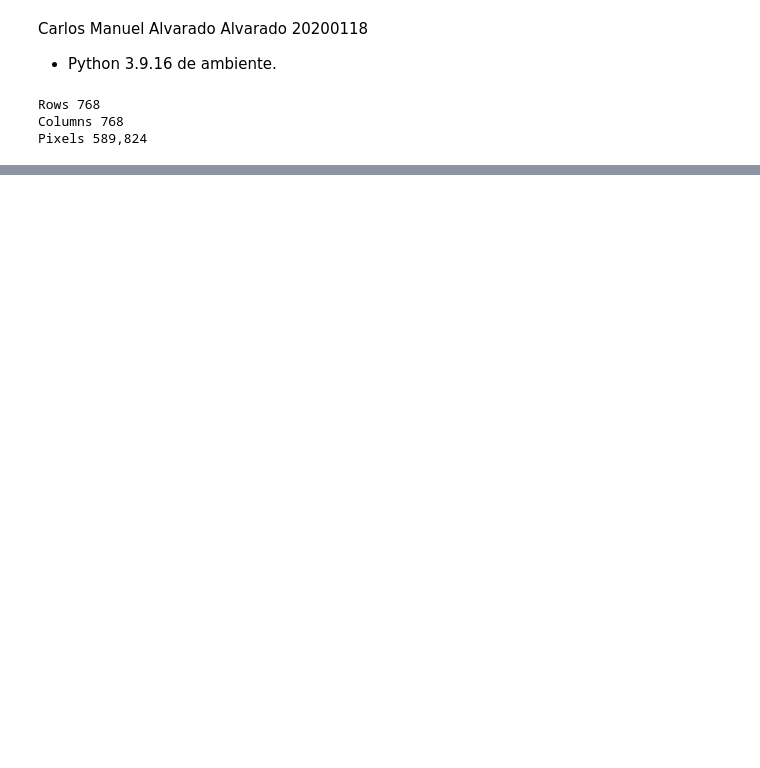
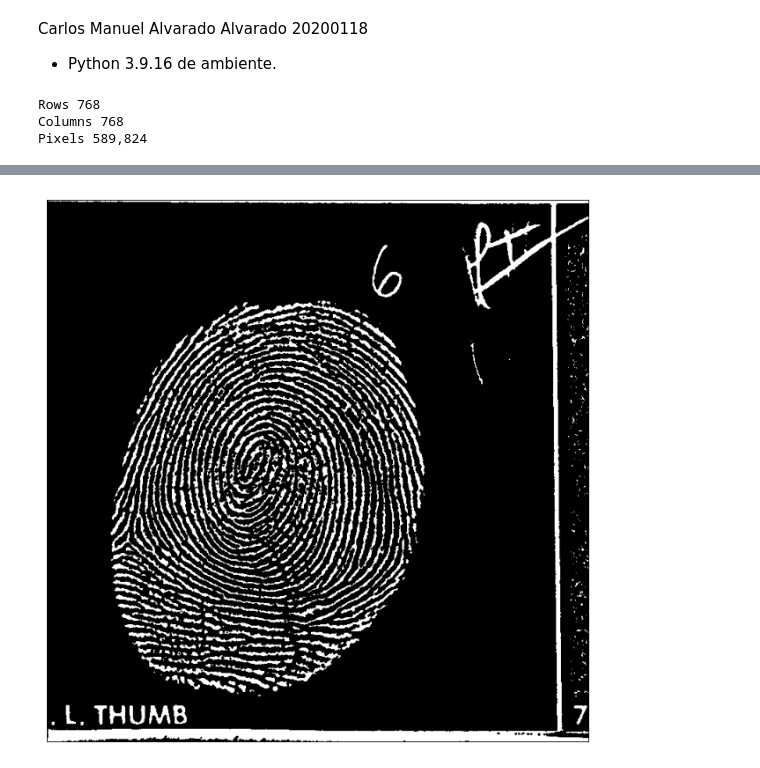
Before and after one commit to CarlosAlvarado-git/ComputerVision, a Jupyter notebook: lab1/laboratorio1.ipynb, the cells around one changed output, grey strips where cells are left out. Cells and saved outputs as stored; diff of their text form; code cells hidden in the pictures; blank space fills up the shorter version.

```diff
--- a/lab1/laboratorio1.ipynb
+++ b/lab1/laboratorio1.ipynb
@@ -66,0 +91,9 @@ cvlib.imgview(adaptive_g)
+# %%
+# draw contours over image
+index = -1
+color = (0,255,0) #(r,g,b)
+thickness = 1
+imgcont = cv.drawContours(img_result.copy(), contours, index, color, thickness)
+cvlib.imgview(imgcont)
+# %% [output]
+[figure, added]
```
Also changed, not shown: parts of 17 cells of this notebook, 5 other files.
